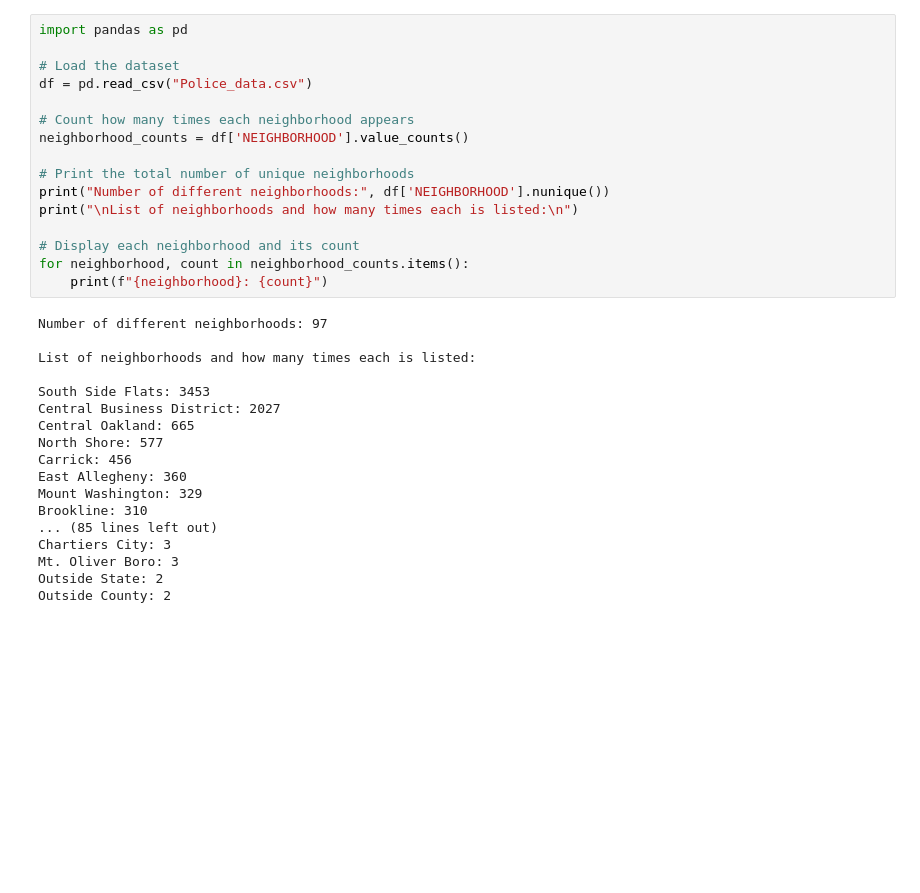
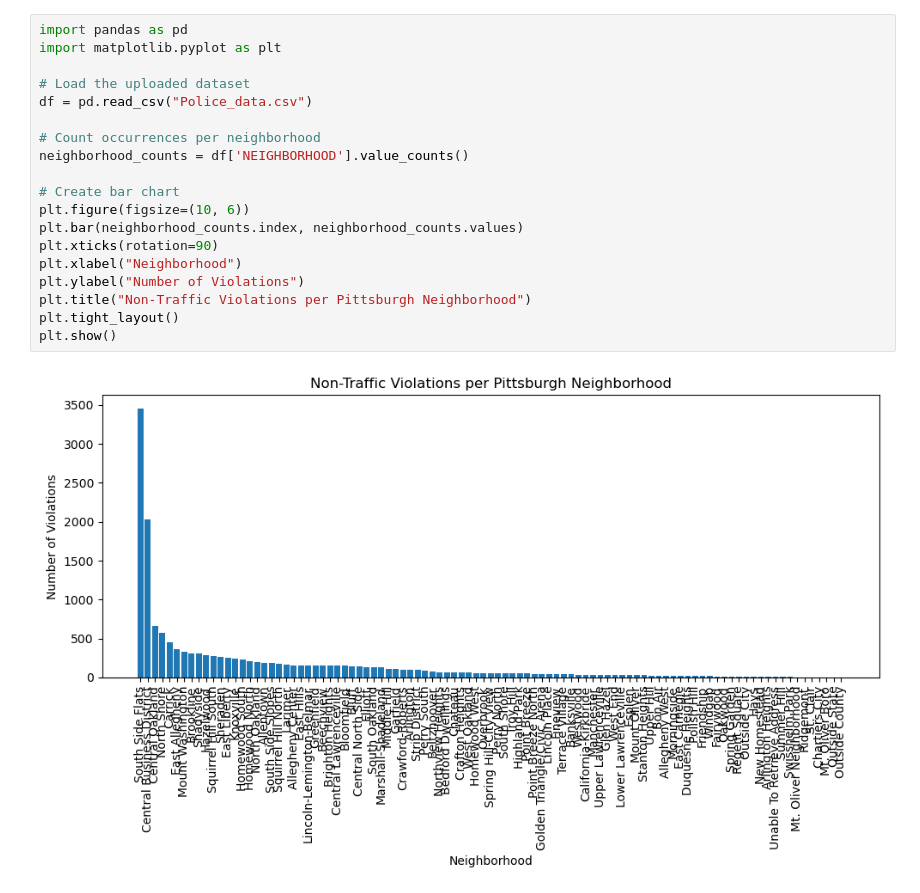
Before and after one commit to nbrauser/CMPINF_Final_Project, a Jupyter notebook: blr91_final_project.ipynb, the cells around one changed output. Saved outputs shown, nothing was run; the diff lists cells and outputs as text; blank space fills up the shorter version.

Commit message:
Police data analysis

```diff
--- a/blr91_final_project.ipynb
+++ b/blr91_final_project.ipynb
@@ -32,34 +37,21 @@ List of unique neighborhoods:
-# %%
-import pandas as pd
-
-# Load the dataset
-df = pd.read_csv("Police_data.csv")
-
-# Count how many times each neighborhood appears
-neighborhood_counts = df['NEIGHBORHOOD'].value_counts()
-
-# Print the total number of unique neighborhoods
-print("Number of different neighborhoods:", df['NEIGHBORHOOD'].nunique())
-print("\nList of neighborhoods and how many times each is listed:\n")
-
-# Display each neighborhood and its count
-for neighborhood, count in neighborhood_counts.items():
-    print(f"{neighborhood}: {count}")
-# %% [output]
-Number of different neighborhoods: 97
-
-List of neighborhoods and how many times each is listed:
-
-South Side Flats: 3453
-Central Business District: 2027
-Central Oakland: 665
-North Shore: 577
-Carrick: 456
-East Allegheny: 360
-Mount Washington: 329
-Brookline: 310
-... (85 lines left out)
-Chartiers City: 3
-Mt. Oliver Boro: 3
-Outside State: 2
-Outside County: 2
+# %%
+import pandas as pd
+import matplotlib.pyplot as plt
+
+# Load the uploaded dataset
+df = pd.read_csv("Police_data.csv")
+
+# Count occurrences per neighborhood
+neighborhood_counts = df['NEIGHBORHOOD'].value_counts()
+
+# Create bar chart
+plt.figure(figsize=(10, 6))
+plt.bar(neighborhood_counts.index, neighborhood_counts.values)
+plt.xticks(rotation=90)
+plt.xlabel("Neighborhood")
+plt.ylabel("Number of Violations")
+plt.title("Non-Traffic Violations per Pittsburgh Neighborhood")
+plt.tight_layout()
+plt.show()
+# %% [output]
+[figure, added]
```
Also changed, not shown: parts of 6 cells of this notebook.
